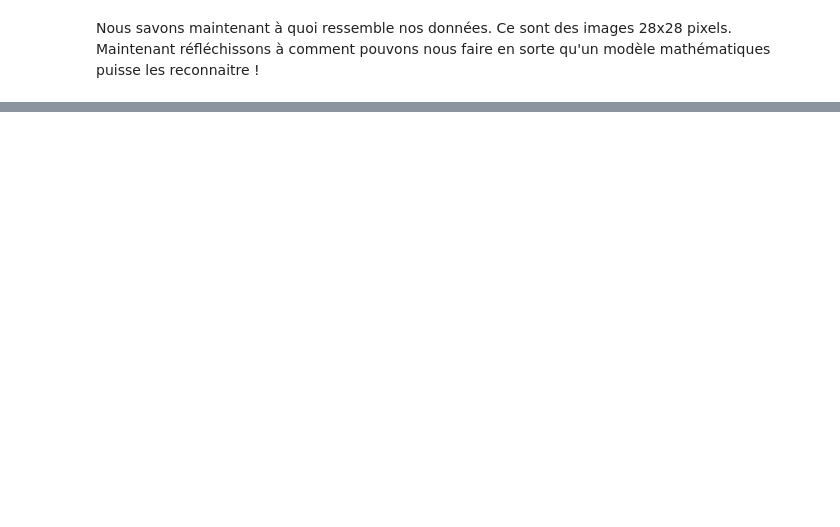
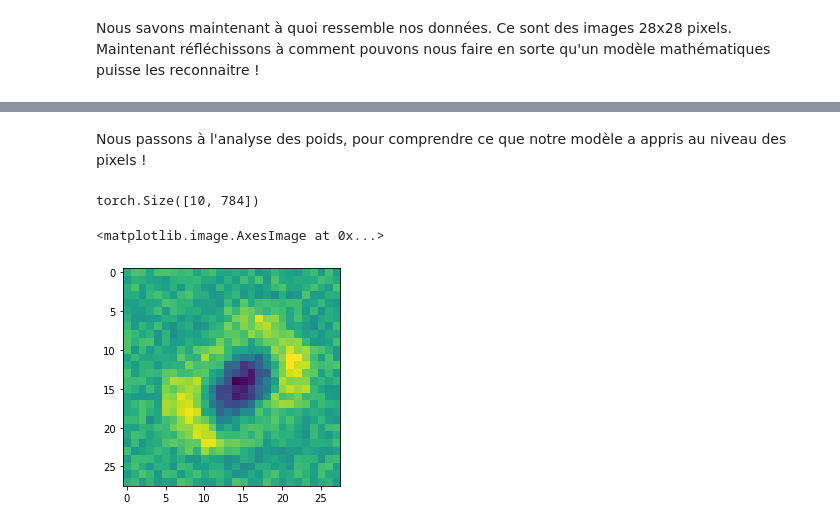
Before and after one commit to lbaret/introduction_ia_terminale, a Jupyter notebook: src/notebooks/develop.ipynb, the cells around one changed output, grey strips where cells are left out. Drawn from its saved outputs; the diff is of its cells as text; code cells hidden in the pictures; blank space fills up the shorter version.

Commit message:
Model training : works + init weights analysis

```diff
--- a/src/notebooks/develop.ipynb
+++ b/src/notebooks/develop.ipynb
@@ -202,0 +267,16 @@ BaretNeuralNetwork(pl.LightningModule):
+# %%
+epochs = 20 # Nombre de fois que le modèle va voir les données d'entrainement (en entier)
+train_ratio, test_ratio, predict_ratio = (0.8, 0.1, 0.1)
+total_size = len(mnist_dataset)
+train_size = int(train_ratio * total_size)
+test_size = int(test_ratio * total_size)
+predict_size = total_size - train_size - test_size
+
+train_set, test_set, predict_set = random_split(mnist_dataset, [train_size, test_size, predict_size], generator=torch.Generator().manual_seed(42))
+train_loader = DataLoader(train_set, batch_size=64, shuffle=False, num_workers=4)
+test_loader = DataLoader(test_set, batch_size=64, shuffle=False, num_workers=4)
+
+accelerator = 'gpu' if torch.cuda.is_available() else 'cpu'
+trainer = pl.Trainer(max_epochs=epochs, accelerator=accelerator, enable_checkpointing=False)
+
+model = BaretNeuralNetwork(image_height=28, image_width=28, outputs_number=10)
@@ -202,0 +290,2 @@ BaretNeuralNetwork(pl.LightningModule):
+# %%
+trainer.fit(model, train_dataloaders=train_loader)
@@ -202,0 +318,13 @@ BaretNeuralNetwork(pl.LightningModule):
+# %% [markdown]
+Nous passons à l'analyse des poids, pour comprendre ce que notre modèle a appris au niveau des pixels !
+# %%
+weights = model.linear.weight.detach()
+# %%
+weights.shape
+# %% [output]
+torch.Size([10, 784])
+# %%
+plt.imshow(weights[0].view([28, 28]))
+# %% [output]
+<matplotlib.image.AxesImage at 0x...>
+[figure, added]
```
Also changed, not shown: parts of 15 cells of this notebook, 1 other file.
